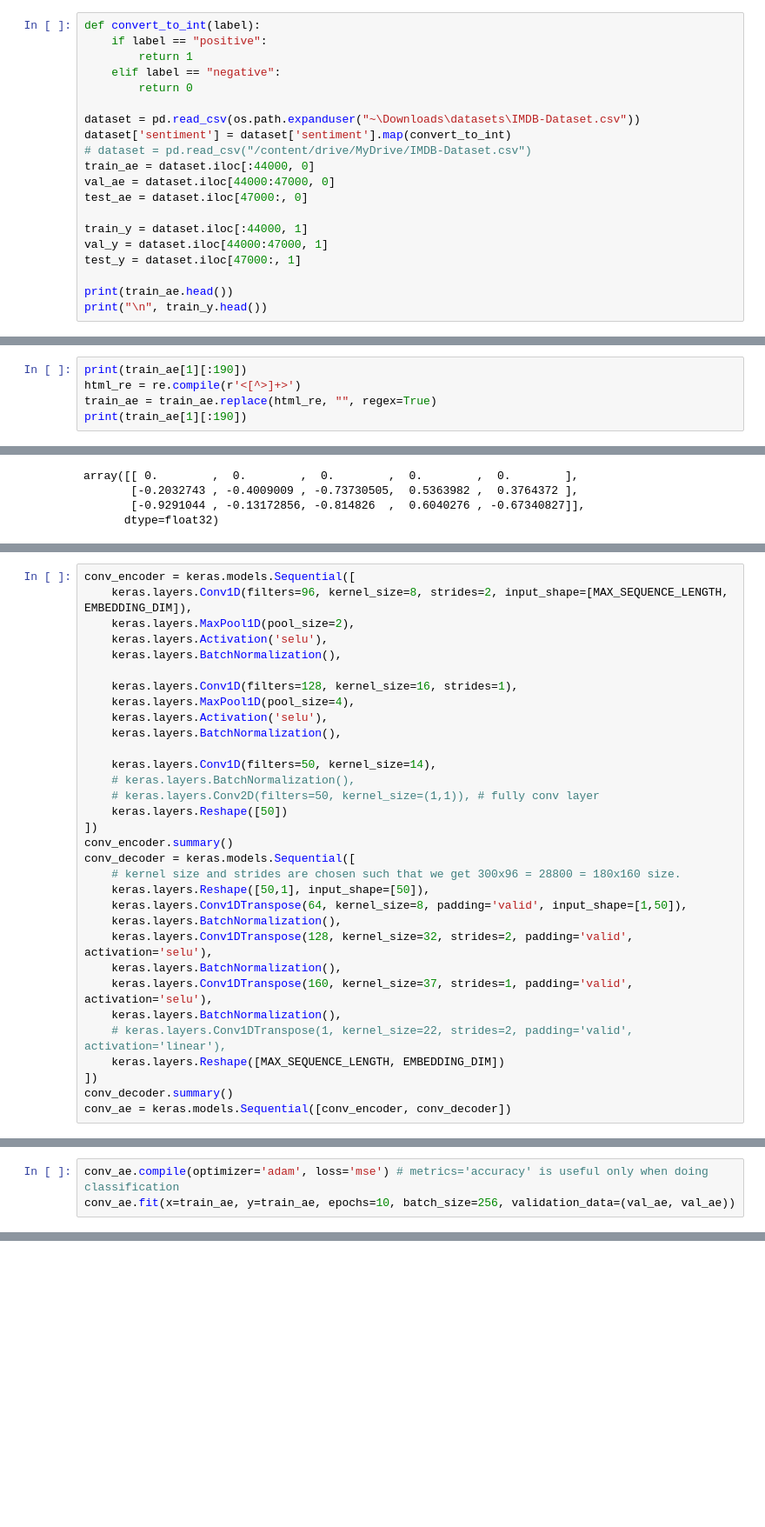
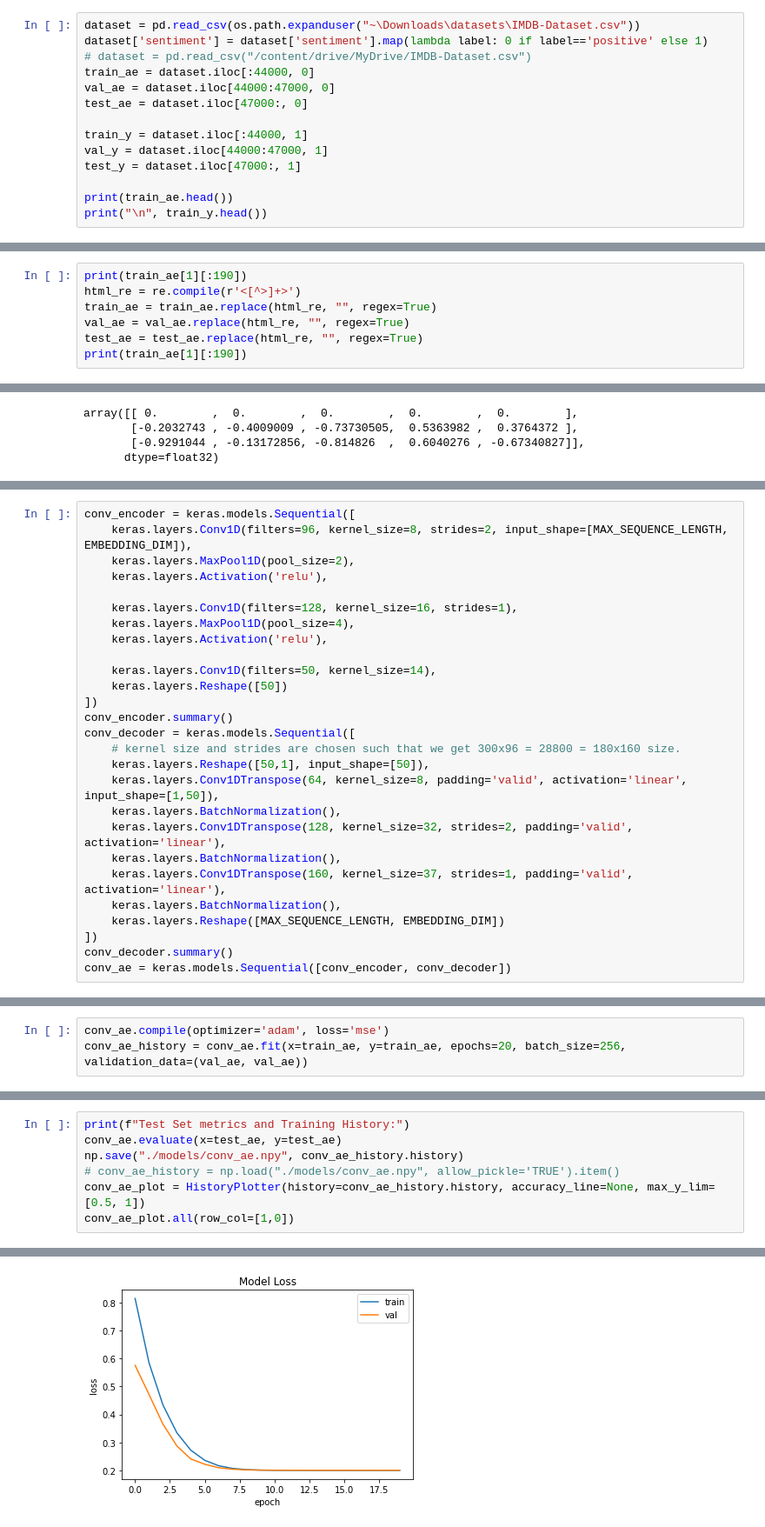
Before and after one commit to RolandSherwin/MultiplePooling-and-AutoencoderClassifierHybrid, a Jupyter notebook: 02-autoencoder-classifier-hybrid.ipynb, the cells around one changed output, grey strips where cells are left out. Shown: that part at 87% size. Saved outputs shown, nothing was run; the diff lists cells and outputs as text; blank space fills up the shorter version.

Commit message:
Plots and Conclusion

```diff
--- a/02-autoencoder-classifier-hybrid.ipynb
+++ b/02-autoencoder-classifier-hybrid.ipynb
@@ -13,12 +20,6 @@ np.random.seed(SEED)
 # %%
-def convert_to_int(label):
-    if label == "positive":
-        return 1
-    elif label == "negative":
-        return 0
-
 dataset = pd.read_csv(os.path.expanduser("~\Downloads\datasets\IMDB-Dataset.csv"))
-dataset['sentiment'] = dataset['sentiment'].map(convert_to_int)
+dataset['sentiment'] = dataset['sentiment'].map(lambda label: 0 if label=='positive' else 1)
 # dataset = pd.read_csv("/content/drive/MyDrive/IMDB-Dataset.csv")
 train_ae = dataset.iloc[:44000, 0]
 val_ae = dataset.iloc[44000:47000, 0]
@@ -50,6 +49,8 @@ Name: sentiment, dtype: int64
 print(train_ae[1][:190])
 html_re = re.compile(r'<[^>]+>')
 train_ae = train_ae.replace(html_re, "", regex=True)
+val_ae = val_ae.replace(html_re, "", regex=True)
+test_ae = test_ae.replace(html_re, "", regex=True)
 print(train_ae[1][:190])
 # %% [output]
 A wonderful little production. <br /><br />The filming technique is very unassuming- very old-time-BBC fashion and gives a comforting, and sometimes discomforting, sense of realism to the en
@@ -172,30 +179,25 @@ tf.Tensor(
 conv_encoder = keras.models.Sequential([
     keras.layers.Conv1D(filters=96, kernel_size=8, strides=2, input_shape=[MAX_SEQUENCE_LENGTH, EMBEDDING_DIM]),
     keras.layers.MaxPool1D(pool_size=2),
-    keras.layers.Activation('selu'),
-    keras.layers.BatchNormalization(),
+    keras.layers.Activation('relu'),
 
     keras.layers.Conv1D(filters=128, kernel_size=16, strides=1),
     keras.layers.MaxPool1D(pool_size=4),
-    keras.layers.Activation('selu'),
-    keras.layers.BatchNormalization(),
+    keras.layers.Activation('relu'),
 
     keras.layers.Conv1D(filters=50, kernel_size=14),
-    # keras.layers.BatchNormalization(),
-    # keras.layers.Conv2D(filters=50, kernel_size=(1,1)), # fully conv layer
     keras.layers.Reshape([50])
 ])
 conv_encoder.summary()
 conv_decoder = keras.models.Sequential([
     # kernel size and strides are chosen such that we get 300x96 = 28800 = 180x160 size.
     keras.layers.Reshape([50,1], input_shape=[50]),
-    keras.layers.Conv1DTranspose(64, kernel_size=8, padding='valid', input_shape=[1,50]),
+    keras.layers.Conv1DTranspose(64, kernel_size=8, padding='valid', activation='linear', input_shape=[1,50]),
     keras.layers.BatchNormalization(),
-    keras.layers.Conv1DTranspose(128, kernel_size=32, strides=2, padding='valid', activation='selu'),
+    keras.layers.Conv1DTranspose(128, kernel_size=32, strides=2, padding='valid', activation='linear'),
     keras.layers.BatchNormalization(),
-    keras.layers.Conv1DTranspose(160, kernel_size=37, strides=1, padding='valid', activation='selu'),
+    keras.layers.Conv1DTranspose(160, kernel_size=37, strides=1, padding='valid', activation='linear'),
     keras.layers.BatchNormalization(),
-    # keras.layers.Conv1DTranspose(1, kernel_size=22, strides=2, padding='valid', activation='linear'),
     keras.layers.Reshape([MAX_SEQUENCE_LENGTH, EMBEDDING_DIM])
 ])
 conv_decoder.summary()
@@ -219,6 +221,6 @@ Trainable params: 1,021,472
 Non-trainable params: 704
 _________________________________________________________________
 # %%
-conv_ae.compile(optimizer='adam', loss='mse') # metrics='accuracy' is useful only when doing classification
-conv_ae.fit(x=train_ae, y=train_ae, epochs=10, batch_size=256, validation_data=(val_ae, val_ae))
+conv_ae.compile(optimizer='adam', loss='mse')
+conv_ae_history = conv_ae.fit(x=train_ae, y=train_ae, epochs=20, batch_size=256, validation_data=(val_ae, val_ae))
 # %% [output]
@@ -247,0 +244,8 @@ Epoch 10/10
+# %%
+print(f"Test Set metrics and Training History:")
+conv_ae.evaluate(x=test_ae, y=test_ae)
+np.save("./models/conv_ae.npy", conv_ae_history.history)
+# conv_ae_history = np.load("./models/conv_ae.npy", allow_pickle='TRUE').item()
+conv_ae_plot = HistoryPlotter(history=conv_ae_history.history, accuracy_line=None, max_y_lim=[0.5, 1])
+conv_ae_plot.all(row_col=[1,0])
+# %% [output]
@@ -247,0 +254 @@ Epoch 10/10
+[figure, added]
```
Also changed, not shown: parts of 24 cells of this notebook, 2 other files.
